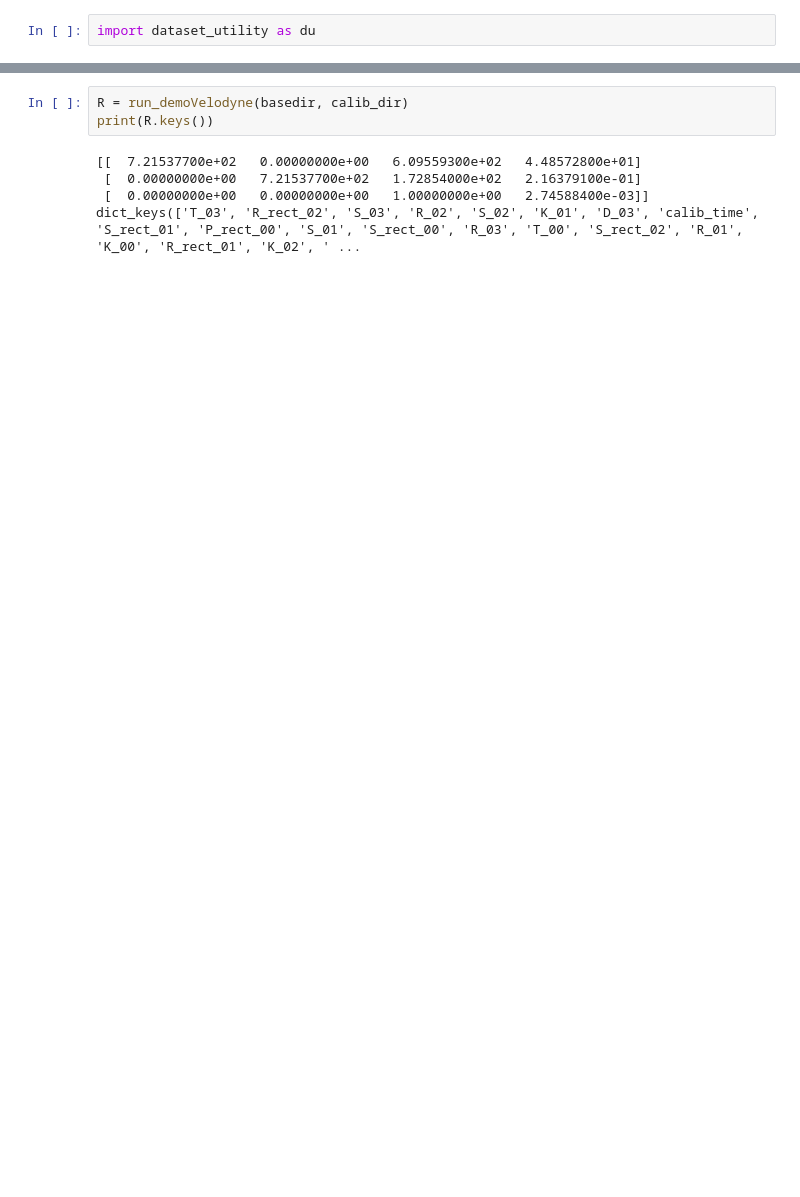
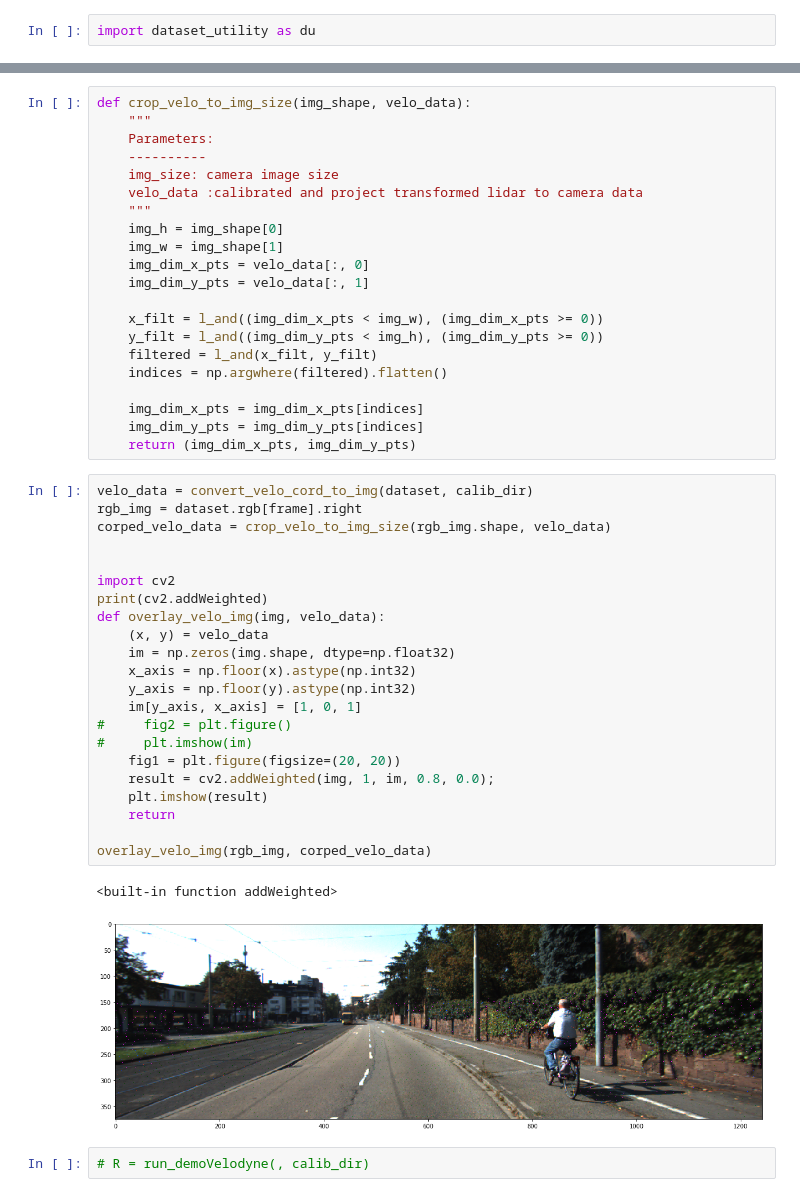
Before and after one commit to ClippingPoint/Formula-Di, a Jupyter notebook: kitti/kitti_dataset_explorer.ipynb, the cells around one changed output, grey strips where cells are left out. Drawn from its saved outputs; the diff is of its cells as text; blank space fills up the shorter version.

Commit message:
[Feature] Lidar Projection

```diff
--- a/kitti/kitti_dataset_explorer.ipynb
+++ b/kitti/kitti_dataset_explorer.ipynb
@@ -398,8 +406,48 @@ def run_demoVelodyne(base_dir, calib_dir):
-# %%
-R = run_demoVelodyne(basedir, calib_dir)
-print(R.keys())
-# %% [output]
-[[  7.21537700e+02   0.00000000e+00   6.09559300e+02   4.48572800e+01]
- [  0.00000000e+00   7.21537700e+02   1.72854000e+02   2.16379100e-01]
- [  0.00000000e+00   0.00000000e+00   1.00000000e+00   2.74588400e-03]]
-dict_keys(['T_03', 'R_rect_02', 'S_03', 'R_02', 'S_02', 'K_01', 'D_03', 'calib_time', 'S_rect_01', 'P_rect_00', 'S_01', 'S_rect_00', 'R_03', 'T_00', 'S_rect_02', 'R_01', 'K_00', 'R_rect_01', 'K_02', ' ...
+# %%
+def crop_velo_to_img_size(img_shape, velo_data):
+    """
+    Parameters:
+    ----------
+    img_size: camera image size
+    velo_data :calibrated and project transformed lidar to camera data
+    """
+    img_h = img_shape[0]
+    img_w = img_shape[1]
+    img_dim_x_pts = velo_data[:, 0]
+    img_dim_y_pts = velo_data[:, 1]
+
+    x_filt = l_and((img_dim_x_pts < img_w), (img_dim_x_pts >= 0))
+    y_filt = l_and((img_dim_y_pts < img_h), (img_dim_y_pts >= 0))
+    filtered = l_and(x_filt, y_filt)
+    indices = np.argwhere(filtered).flatten()
+
+    img_dim_x_pts = img_dim_x_pts[indices]
+    img_dim_y_pts = img_dim_y_pts[indices]
+    return (img_dim_x_pts, img_dim_y_pts)
+# %%
+velo_data = convert_velo_cord_to_img(dataset, calib_dir)
+rgb_img = dataset.rgb[frame].right
+corped_velo_data = crop_velo_to_img_size(rgb_img.shape, velo_data)
+
+
+import cv2
+print(cv2.addWeighted)
+def overlay_velo_img(img, velo_data):
+    (x, y) = velo_data
+    im = np.zeros(img.shape, dtype=np.float32)
+    x_axis = np.floor(x).astype(np.int32)
+    y_axis = np.floor(y).astype(np.int32)
+    im[y_axis, x_axis] = [1, 0, 1]
+#     fig2 = plt.figure()
+#     plt.imshow(im)
+    fig1 = plt.figure(figsize=(20, 20))
+    result = cv2.addWeighted(img, 1, im, 0.8, 0.0);
+    plt.imshow(result)
+    return
+
+overlay_velo_img(rgb_img, corped_velo_data)
+# %% [output]
+<built-in function addWeighted>
+[figure, added]
+# %%
+# R = run_demoVelodyne(, calib_dir)
```
Also changed, not shown: parts of 7 cells of this notebook.
